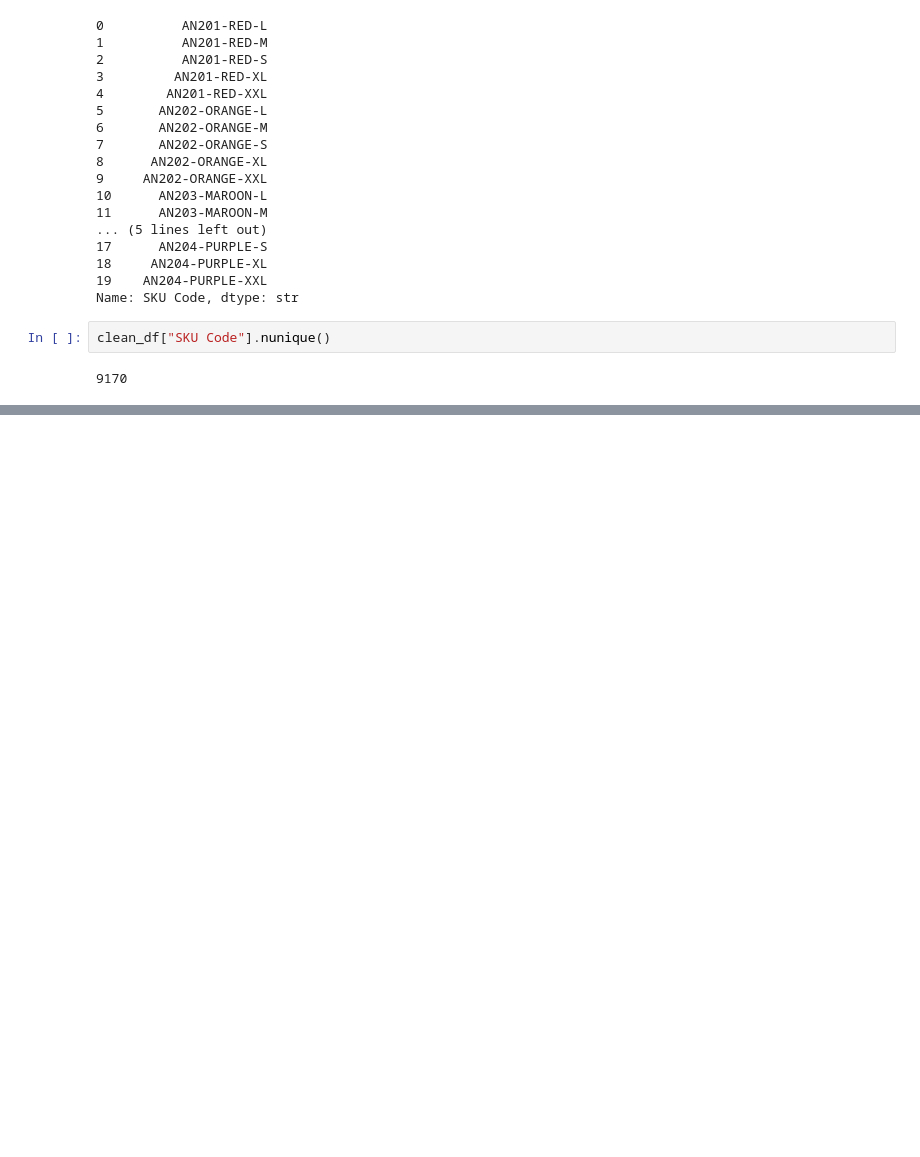
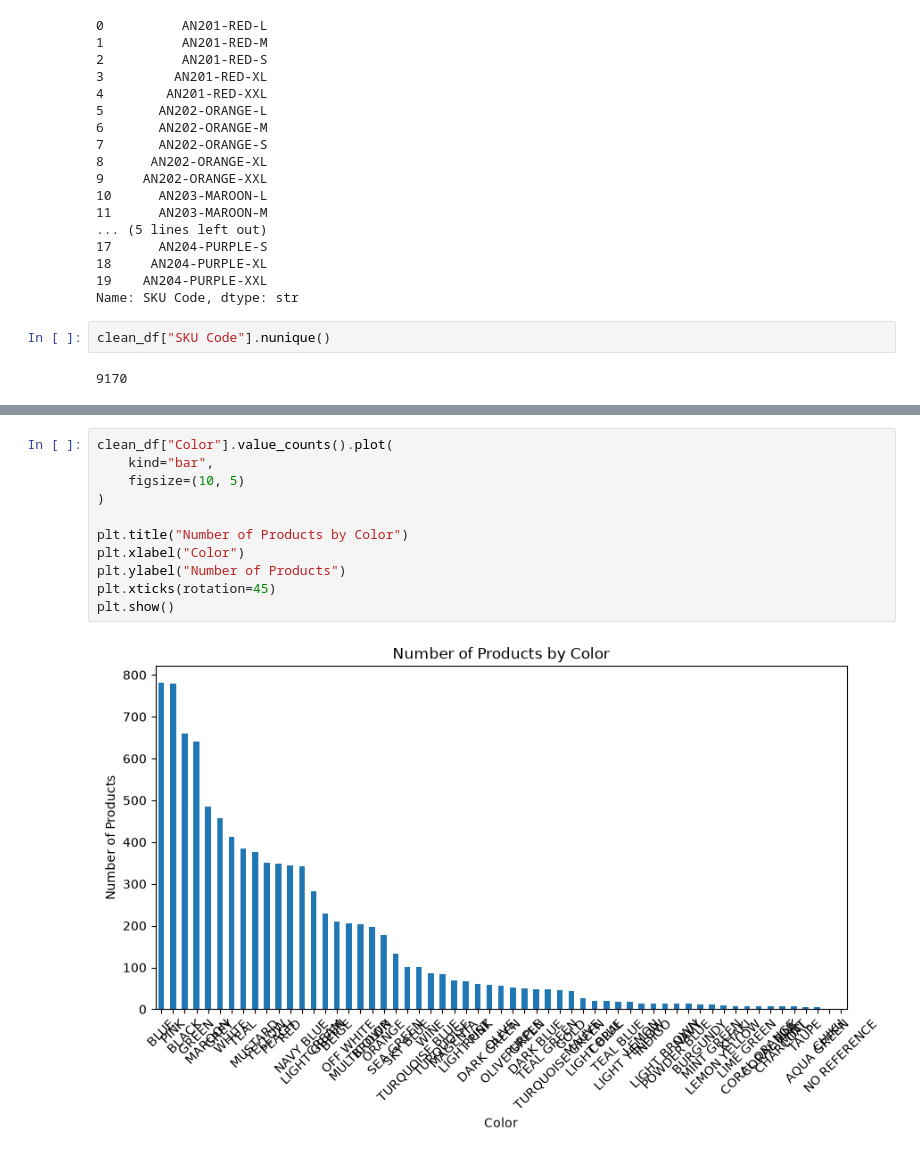
Before and after one commit to Fg-naitik/Ecommerce-Sales-Analysis, a Jupyter notebook: Ecommerce-sales-analysis.ipynb, the cells around one changed output, grey strips where cells are left out. Cells and saved outputs as stored; diff of their text form; blank space fills up the shorter version.

```diff
--- a/Ecommerce-sales-analysis.ipynb
+++ b/Ecommerce-sales-analysis.ipynb
@@ -294,0 +512,13 @@ clean_df["SKU Code"].nunique()
+# %%
+clean_df["Color"].value_counts().plot(
+    kind="bar",
+    figsize=(10, 5)
+)
+
+plt.title("Number of Products by Color")
+plt.xlabel("Color")
+plt.ylabel("Number of Products")
+plt.xticks(rotation=45)
+plt.show()
+# %% [output]
+[figure, added]
```
Also changed, not shown: parts of 51 cells of this notebook, 5 other files.
